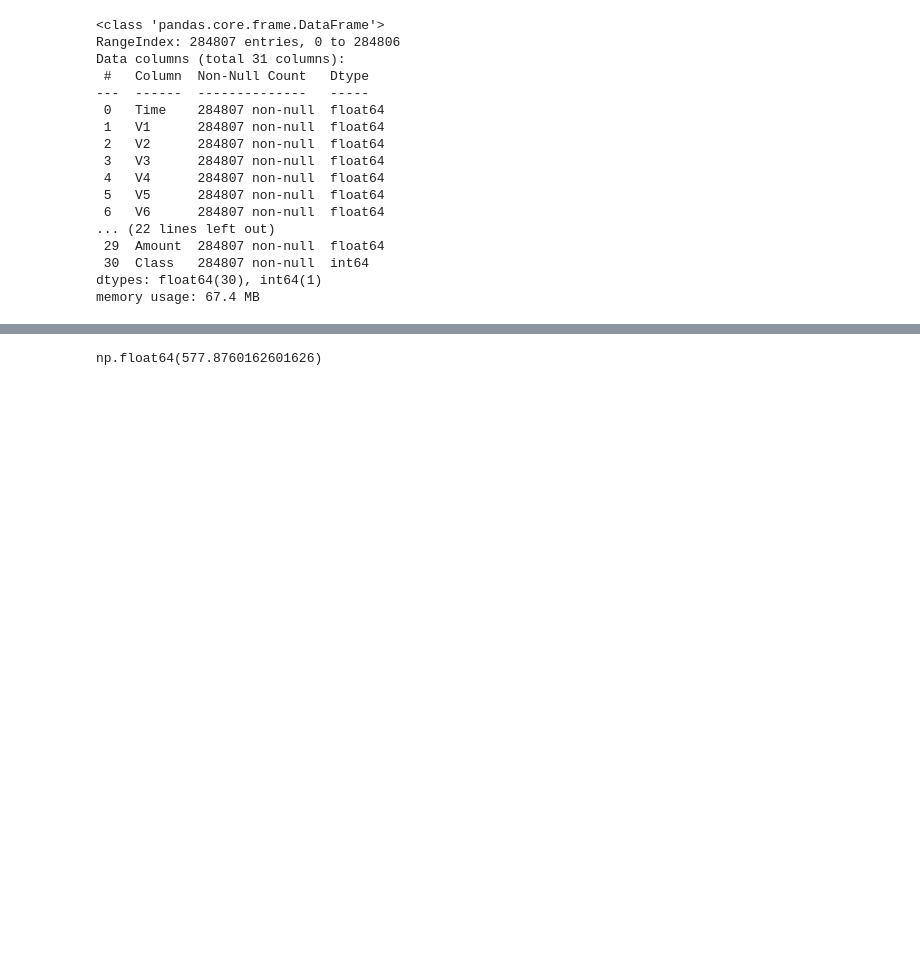
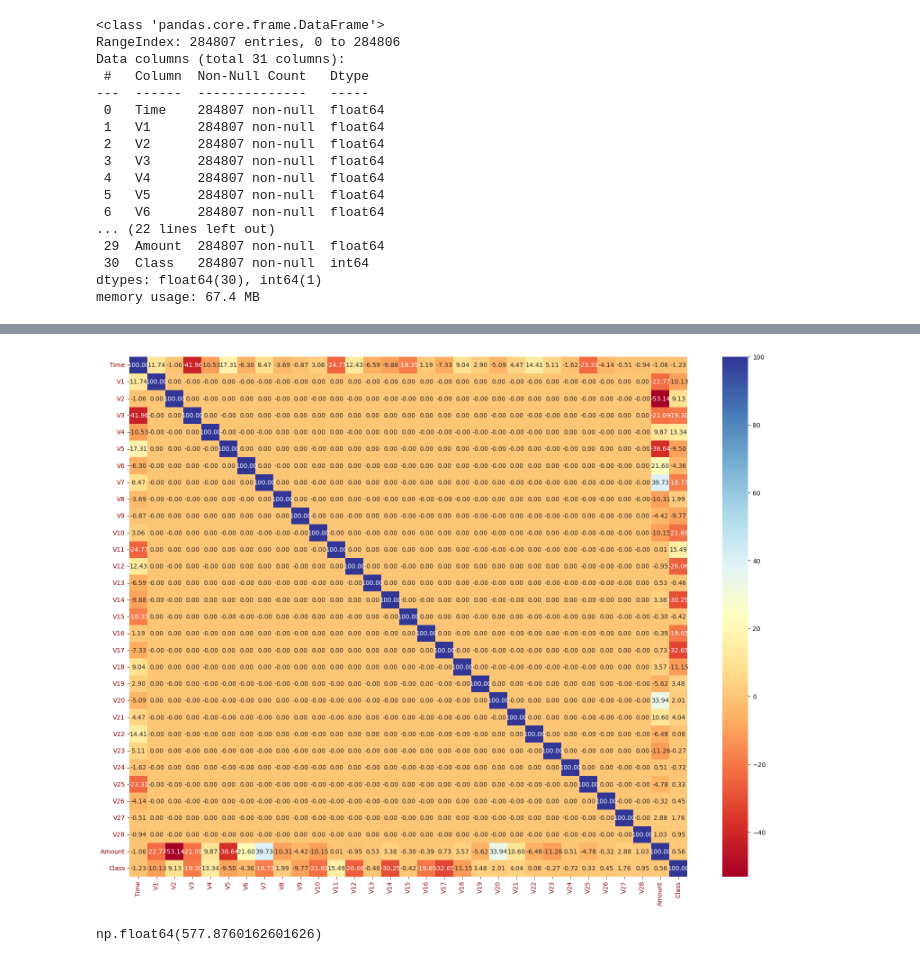
Before and after one commit to thaiduongngo/sunrise-notebooks, a Jupyter notebook: notebooks/ml_credit_card_fraud_dectection.ipynb, the cells around one changed output, grey strips where cells are left out. Cells and saved outputs as stored; diff of their text form; code cells hidden in the pictures; blank space fills up the shorter version.

```diff
--- a/notebooks/ml_credit_card_fraud_dectection.ipynb
+++ b/notebooks/ml_credit_card_fraud_dectection.ipynb
@@ -135 +177,5 @@ show_corr(X_df_resized, y_df)
+# %%
+show_corr_heatmap(dataset)
+# %% [output]
+[figure, added]
 # %%
```
Also changed, not shown: parts of 39 cells of this notebook, 1 other file.
